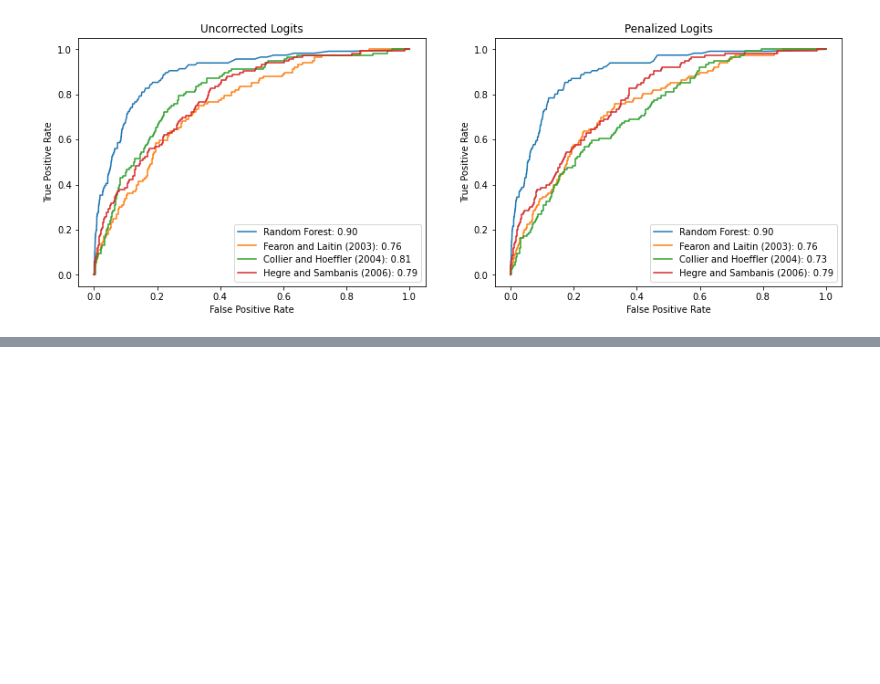
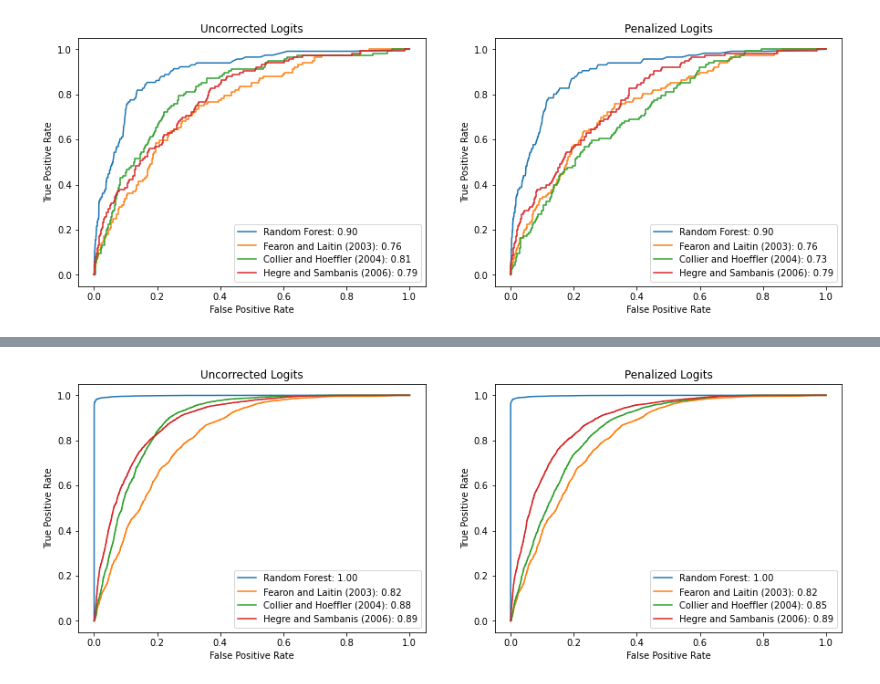
Before and after one commit to epfl-ada/ada-2020-project-milestone-p3-p3_abracadata, a Jupyter notebook: creative_extension.ipynb, the cells around one changed output, grey strips where cells are left out. Saved outputs shown, nothing was run; the diff lists cells and outputs as text; code cells hidden in the pictures; blank space fills up the shorter version.

Commit message:
SMOTE used on models

```diff
--- a/creative_extension.ipynb
+++ b/creative_extension.ipynb
@@ -141,0 +154,13 @@ One of our proposals is to use resampling techniques and study their effect on b
+# %%
+# TODO trying imblearn package
+print("Before OverSampling, counts of label '1': {}".format(sum(y==1)))
+print("Before OverSampling, counts of label '0': {} \n".format(sum(y==0)))
+
+sm = SMOTE(random_state=2)
+X_res, y_res = sm.fit_sample(X, y.ravel())
+
+print('After OverSampling, the shape of train_X: {}'.format(X_res.shape))
+print('After OverSampling, the shape of train_y: {} \n'.format(y_res.shape))
+
+print("After OverSampling, counts of label '1': {}".format(sum(y_res==1)))
+print("After OverSampling, counts of label '0': {}".format(sum(y_res==0)))
@@ -141,0 +176,24 @@ One of our proposals is to use resampling techniques and study their effect on b
+# %%
+# TODO make a function
+#Fearon and Laitin (2003)
+X_FL_res = X_res[FL_features]
+
+#Collier and Hoeffler (2004)
+X_CH_res = X_res[CH_features]
+
+#Hegre and Sambanis (2006)
+X_HS_res = X_res[HS_features]
+
+
+# Creating the methods anew
+logistic = LogisticRegression(penalty='none', solver='lbfgs', max_iter=10000)
+logistic_pen = LogisticRegression(penalty='l2', solver='lbfgs', max_iter=10000)
+random_forest = RandomForestClassifier(n_estimators=1000)
+
+methods = [logistic, logistic_pen]
+datasets = [X_res, X_FL_res, X_CH_res, X_HS_res]
+
+# Fitting models and plotting results
+plot_multi_roc(titles, methods, datasets, models, random_forest, y_res)
+# %% [output]
+[figure, added]
```
Also changed, not shown: parts of 6 cells of this notebook.
